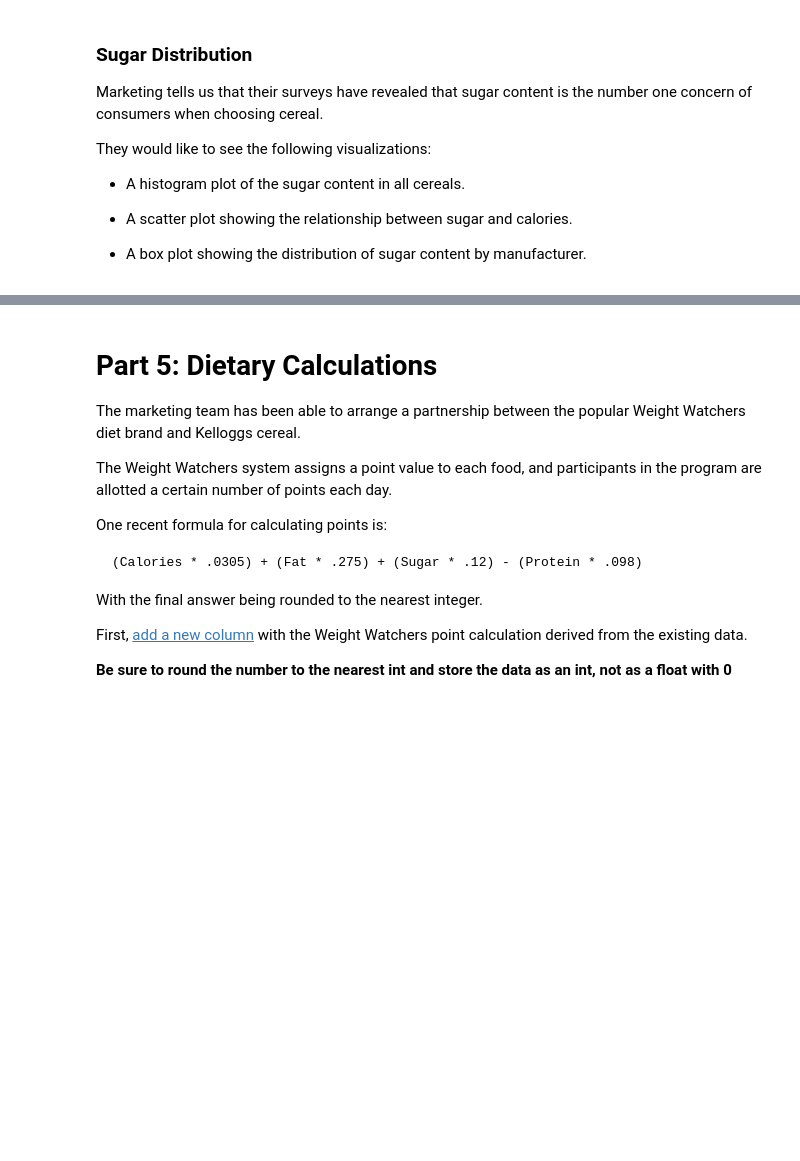
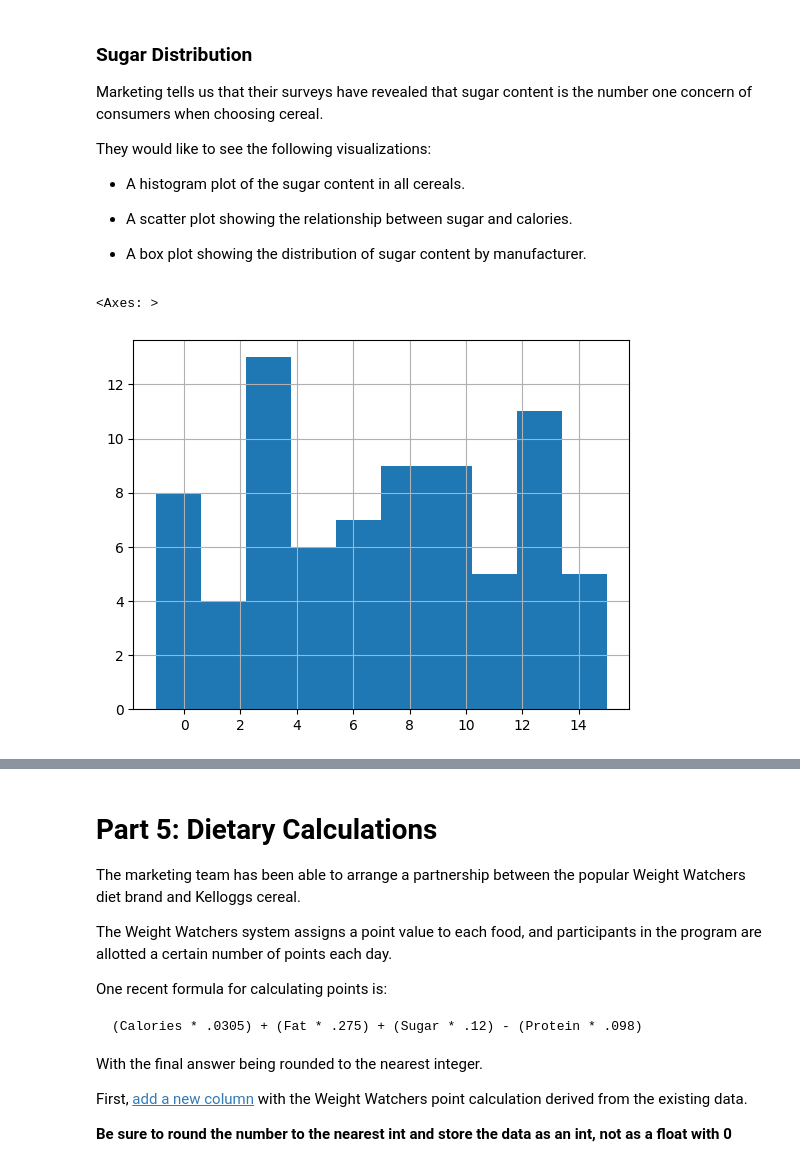
Before and after one commit to Taylor-Paxman/CSE450, a Jupyter notebook: notebooks/Exploration_02.ipynb, the cells around one changed output, grey strips where cells are left out. Saved outputs shown, nothing was run; the diff lists cells and outputs as text; code cells hidden in the pictures; blank space fills up the shorter version.

Commit message:
added visuals

```diff
--- a/notebooks/Exploration_02.ipynb
+++ b/notebooks/Exploration_02.ipynb
@@ -109,7 +111,18 @@ Then, [create a new column with the appropriate manufacturer name for each entry
 > Note: While the tutorial linked above uses the [`replace`](https://pandas.pydata.org/pandas-docs/stable/reference/api/pandas.Series.replace.html) function, using the [`map`](https://pandas.pydata.org/pandas-docs/stable/reference/api/pandas.Series.map.html) function instead can often be much faster and more memory efficient, especially for large datasets.
 # %%
 # Display the count of values for the manufacturer code ("mfr" column), then
+cereal['mfr'].value_counts()
+
 # create a new column containing the appropriate manufacturer names.
+cereal['mfr_name'] = cereal['mfr'].map({
+    'A': 'American Home Food Products',
+    'G': 'General Mills',
+    'K': 'Kelloggs',
+    'N': 'Nabisco',
+    'P': 'Post',
+    'Q': 'Quaker Oats',
+    'R': 'Ralston Purina'
+})
 # %% [markdown]
 ## Part 4: Visualization
 
@@ -132,3 +146,8 @@ They would like to see the following visualizations:
 * A box plot showing the distribution of sugar content by manufacturer.
 # %%
 # Create the three visualzations requested by the the marketing team
+
+cereal['sugars'].hist()
+# %% [output]
+<Axes: >
+[figure, added]
```
Also changed, not shown: parts of 4 cells of this notebook.
